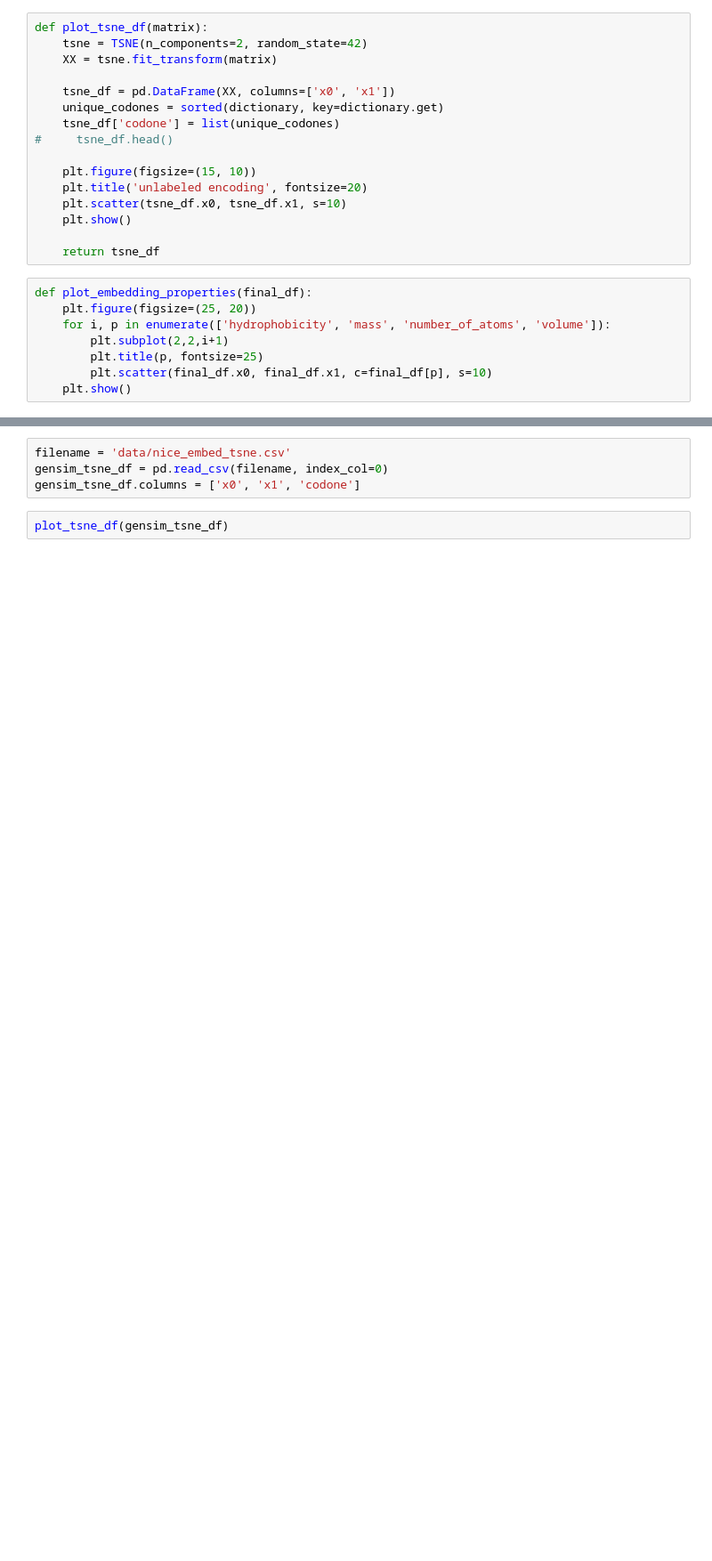
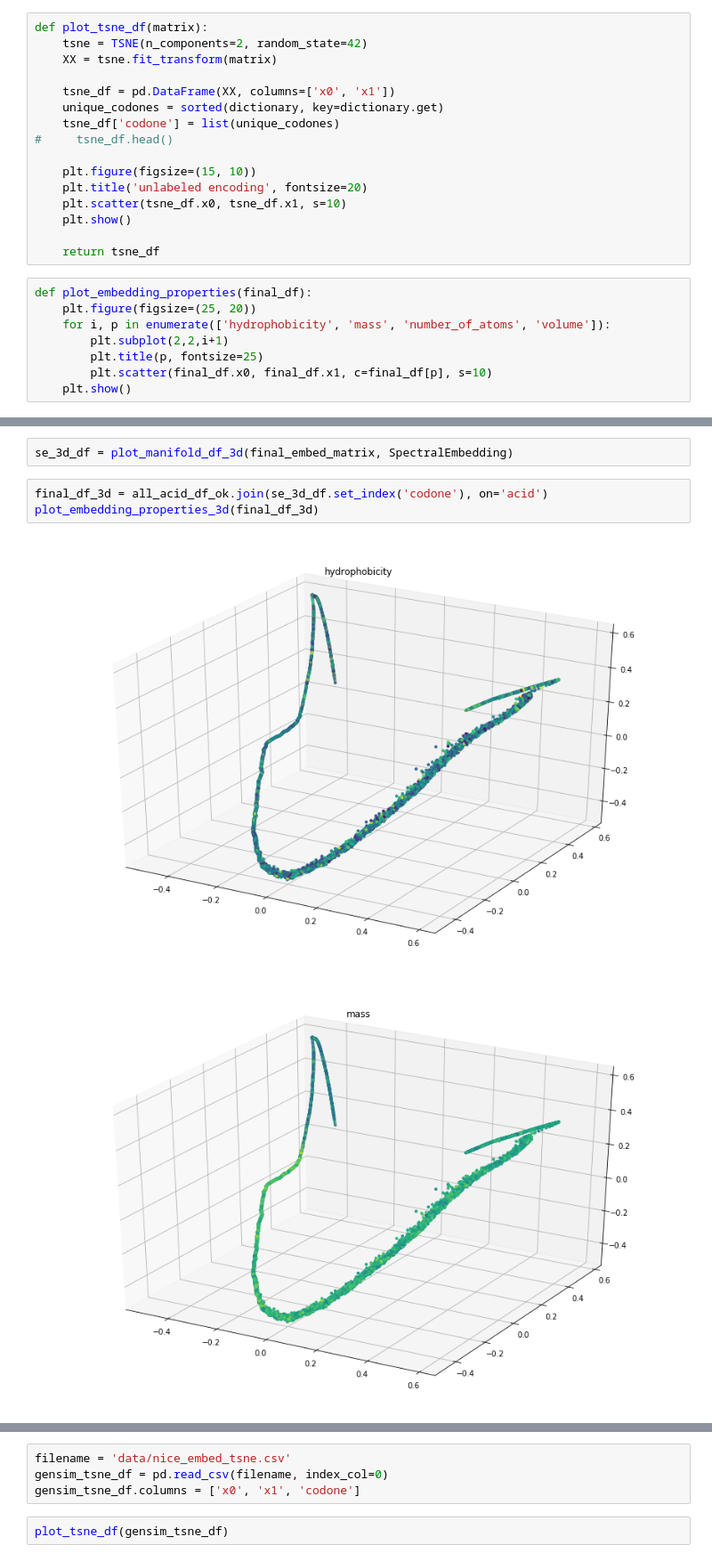
Before and after one commit to Rauf-Kurbanov/au_dl_course, a Jupyter notebook: seminar_5/hw.ipynb, the cells around one changed output, grey strips where cells are left out. Shown at 89% size. Saved outputs shown, nothing was run; the diff lists cells and outputs as text; blank space fills up the shorter version.

```diff
--- a/seminar_5/hw.ipynb
+++ b/seminar_5/hw.ipynb
@@ -395,0 +462,8 @@ plot_embedding_properties(final_df)
+# %%
+se_3d_df = plot_manifold_df_3d(final_embed_matrix, SpectralEmbedding)
+# %%
+final_df_3d = all_acid_df_ok.join(se_3d_df.set_index('codone'), on='acid')
+plot_embedding_properties_3d(final_df_3d)
+# %% [output]
+[figure, added]
+[figure, added]
```
Also changed, not shown: parts of 13 cells of this notebook.
